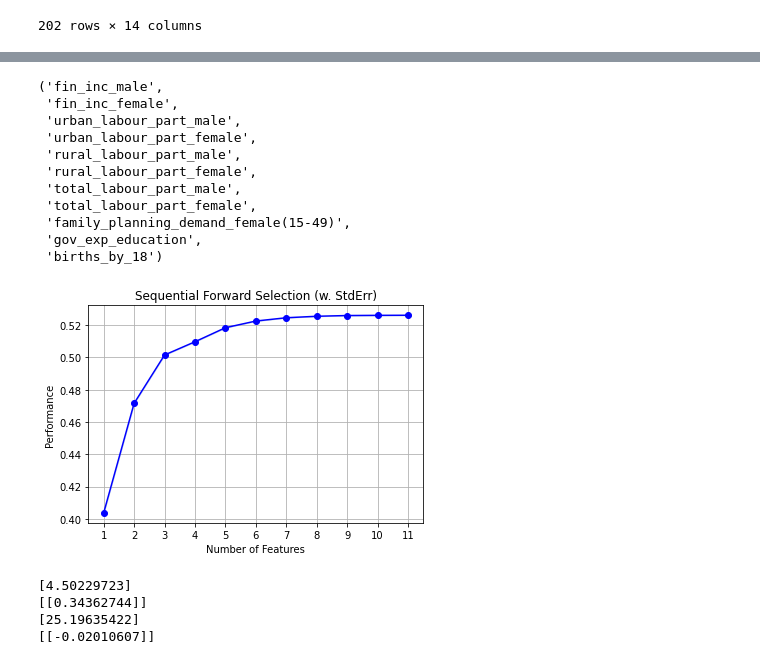
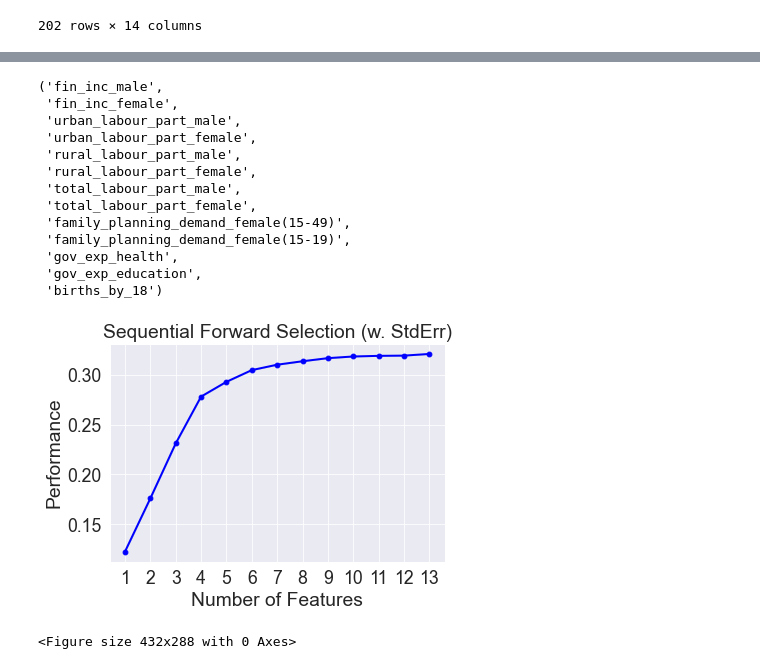
Before and after one commit to ConorCullen/ADS-Project, a Jupyter notebook: Datasets/forward_selection.ipynb, the cells around one changed output, grey strips where cells are left out. Cells and saved outputs as stored; diff of their text form; code cells hidden in the pictures.

```diff
--- a/Datasets/forward_selection.ipynb
+++ b/Datasets/forward_selection.ipynb
@@ -141,0 +146,16 @@ data_1
+# %%
+'''
+imputes=[]
+happy_imputes=[]
+cols=dataset.columns
+for i in range(len(cols)):
+    column=cols[i]
+    # Impute with median on columns
+    dataset[column] = dataset[column].fillna( dataset[column].median() )
+    happy_imputes.append(dataset['Happy Planet Index'].median())
+    imputes.append(dataset[column].median())
+
+'''
+y=dataset[['Happy Planet Index']]
+X=dataset.drop(columns=['Happy Planet Index'])
+X
@@ -142,6 +176,6 @@ data_1
 # %%
-X = data_1.drop("Happy Planet Index", 1)       # feature matrix
-y = data_1['Happy Planet Index']               # target feature
+#X = dataset.drop("Happy Planet Index", 1)       # feature matrix
+#y = dataset['Happy Planet Index']               # target feature
 def forward_selection(data, target, significance_level=0.05):
     initial_features = data.columns.tolist()
     best_features = []
@@ -171,6 +205,6 @@ def backward_elimination(data, target,significance_level = 0.05):
             break
     return features
 
-print('Forward Selection Best Features: ' + str(forward_selection(X.astype(float),y)))
-print('Backward Elimination Best Features: ' + str(backward_elimination(X.astype(float),y)))
+print('Forward Selection Best Features: ' + str(forward_selection(X.astype(float),y.astype(float))))
+print('Backward Elimination Best Features: ' + str(backward_elimination(X.astype(float),y.astype(float))))
 # %% [output]
@@ -178,0 +213,8 @@ Backward Elimination Best Features: ['rural_labour_part_female', 'family_plannin
+# %%
+sns.set_context("paper", font_scale=1.7, rc={"lines.linewidth": 2})
+sns.set_style('darkgrid',{'legend.frameon':True})
+sns.pairplot(dataset, x_vars=forward_selection(X.astype(float),y.astype(float)), y_vars='Happy Planet Index', height=5, aspect=0.7,plot_kws={"s": 100}
+)
+
+
+plt.savefig('best_features.eps', format='eps')
@@ -182,7 +226,7 @@ from mlxtend.feature_selection import SequentialFeatureSelector as SFS
 from sklearn.linear_model import LinearRegression
 # Sequential Forward Selection(sfs)
 sfs = SFS(LinearRegression(),
-           k_features=11,
+           k_features=(3,13),
            forward=True,
            floating=False,
            scoring = 'r2',
@@ -200,49 +244,20 @@ sfs.k_feature_names_     # to get the final set of features
  'total_labour_part_male',
  'total_labour_part_female',
  'family_planning_demand_female(15-49)',
+ 'family_planning_demand_female(15-19)',
+ 'gov_exp_health',
  'gov_exp_education',
  'births_by_18')
 # %%
 #Plot the
+sns.set_context("paper", font_scale=2, rc={"lines.linewidth": 2})
 from mlxtend.plotting import plot_sequential_feature_selection as plot_sfs
 import matplotlib.pyplot as plt
-fig1 = plot_sfs(sfs.get_metric_dict(), kind='std_dev')
+ax = plot_sfs(sfs.get_metric_dict(), kind='std_dev')
 plt.title('Sequential Forward Selection (w. StdErr)')
-plt.grid()
 plt.show()
+
+plt.savefig('sequence.eps', format='eps')
 # %% [output]
-[figure, old version]
+[figure, new version]
+<Figure size 432x288 with 0 Axes>
-# %%
-from sklearn.model_selection import train_test_split
-from sklearn.linear_model import LinearRegression
-from sklearn import metrics
-#Regression plot of most important features
-feature_1='family_planning_demand_female(15-49)'
-feature_2='rural_labour_part_female'
-neat_feature_1='Family Planning Demand (Fem.)'
-neat_feature_2='Rural Labour Participation (Fem.)'
-
-def reg_plot(feature):
-    #Feature
-    Xn = data_1[feature].values.reshape(-1,1)
-    #Target variable
-    yn = data_1['Happy Planet Index'].values.reshape(-1,1)
-    X_train, X_test, y_train, y_test = train_test_split(Xn, yn, test_size=0.9, random_state=0)
-
-    regressor = LinearRegression()
-    regressor.fit(X_train, y_train) #training the algorithm
-    y_pred = regressor.predict(X_test)
-
-    #To retrieve the intercept:
-    print(regressor.intercept_)
-    #For retrieving the slope:
-    print(regressor.coef_)
-    return regressor,X_train, X_test, y_train, y_test, y_pred
-
-reg1,x_train1,x_test1,y_train1,y_test1,y_pred1=reg_plot(feature_1)
-reg2,x_train2,x_test2,y_train2,y_test2,y_pred2=reg_plot(feature_2)
-# %% [output]
-[4.50229723]
-[[0.34362744]]
-[25.19635422]
-[[-0.02010607]]
```
Also changed, not shown: parts of 16 cells of this notebook.
